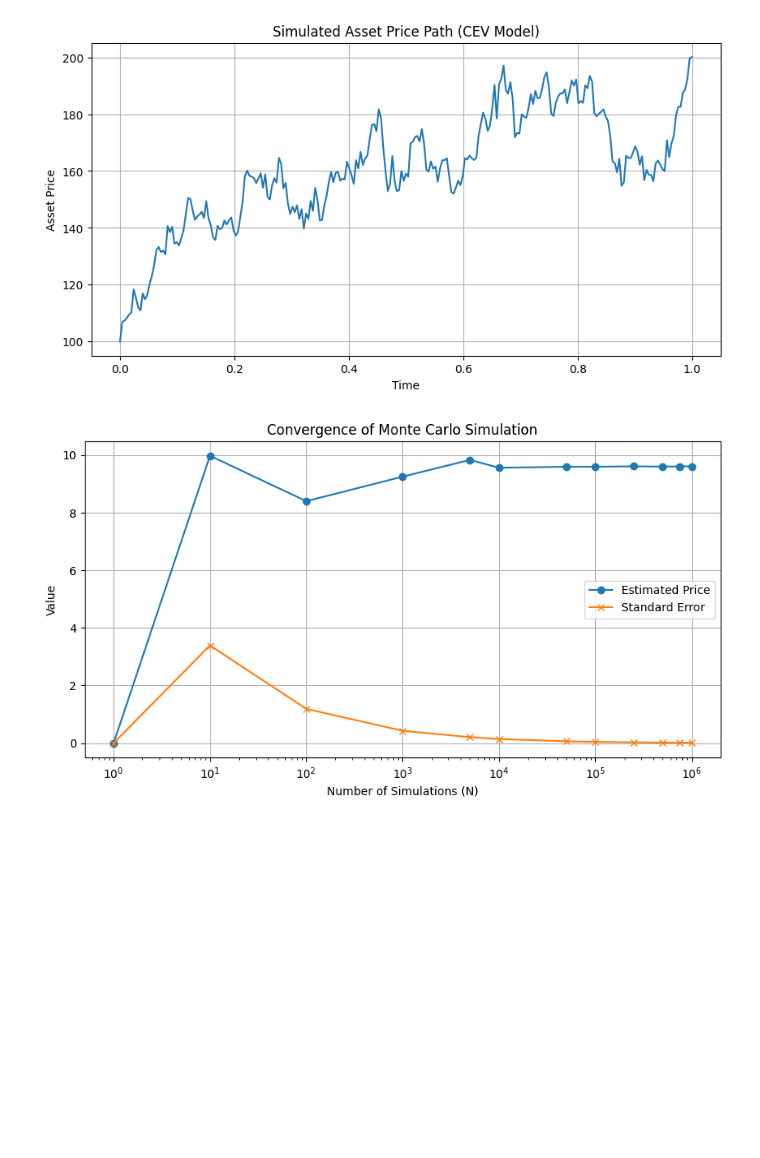
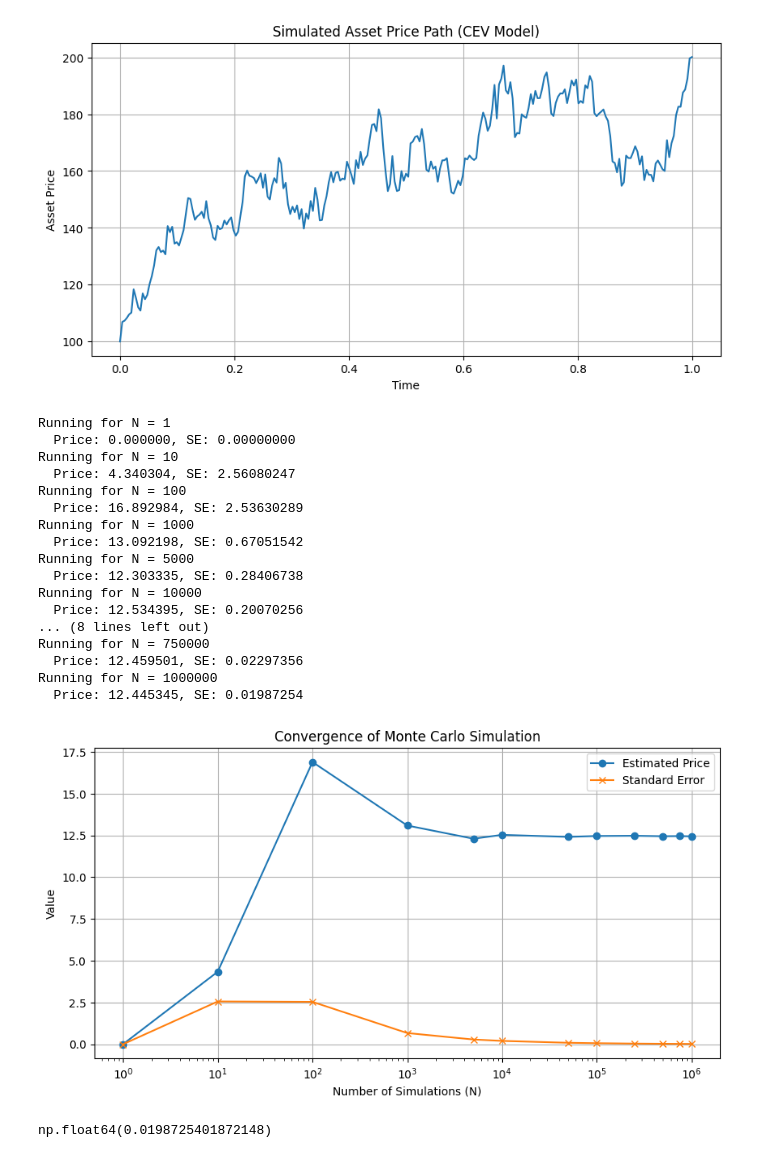
Before and after one commit to nicklasbusk/MonteCarlo-in-finance, a Jupyter notebook: Base.ipynb, the cells around one changed output. Cells and saved outputs as stored; diff of their text form; code cells hidden in the pictures; blank space fills up the shorter version.

```diff
--- a/Base.ipynb
+++ b/Base.ipynb
@@ -103,7 +103,7 @@ def mc_with_batches(seed, batches, S0, K, r, sigma, gamma, T, M, N, Z_m, euler=T
     return mean, se, ci, var_between, np.array(estimates)
 # %%
 S0, K, r, sigma, gamma, T, M = 100, 100, 0.05, 2.0, 0.7, 1.0, 252
-N         = 2**20          # keep as power of two
+N         = 2**18          # keep as power of two
 base_seed = 42
 scrambles = 8
 
@@ -180,27 +189,65 @@ plt.show()
 # %%
 # plotting convergence
 N_values = [1, 10, 100, 1000, 5000, 10000, 50000, 100000, 250000, 500000, 750000, 1000000]
 prices = []
 errors = []
 
 for N in N_values:
-    #print("Running for N =", N)
-    price, se, _ = price_asian_option(seed, S0, K, r, sigma, gamma, T, M, N, euler=True)
+    print(f"Running for N = {N}")
+
+    # Generate single batch of random numbers for this N
+    Z_single = [draw_pseudo_random_numbers(base_seed, N, M)]
+
+    # Get the price from existing function
+    price, _, _, _, estimates = mc_with_batches(base_seed, 1, S0, K, r, sigma, gamma, T, M, N, Z_single, euler=True)
+
+    # Calculate standard error from the individual simulations
+    # We need to get the individual payoffs, so let's calculate them directly
+    S = sim_CEV_paths(seed=0, S0=S0, r=r, sigma=sigma, gamma=gamma,
+                      T=T, M=M, N=N, euler=True, quasi=False, Z=Z_single[0])
+    avg_prices = S[:, 1:].mean(axis=1)  # average over time steps (exclude initial)
+    payoffs = np.maximum(avg_prices - K, 0.0)
+    discounted_payoffs = np.exp(-r * T) * payoffs
+
+    se = discounted_payoffs.std() / np.sqrt(N)  # Standard error of the mean
+
     prices.append(price)
     errors.append(se)
+    print(f"  Price: {price:.6f}, SE: {se:.8f}")
 
 plt.figure(figsize=(10, 5))
 plt.plot(N_values, prices, marker='o', label='Estimated Price')
 plt.plot(N_values, errors, marker='x', label='Standard Error')
 plt.xscale('log')
 plt.xlabel('Number of Simulations (N)')
 plt.ylabel('Value')
 plt.title('Convergence of Monte Carlo Simulation')
 plt.legend()
 plt.grid(True)
 plt.show()
 # %% [output]
+Running for N = 1
+  Price: 0.000000, SE: 0.00000000
+Running for N = 10
+  Price: 4.340304, SE: 2.56080247
+Running for N = 100
+  Price: 16.892984, SE: 2.53630289
+Running for N = 1000
+  Price: 13.092198, SE: 0.67051542
+Running for N = 5000
+  Price: 12.303335, SE: 0.28406738
+Running for N = 10000
+  Price: 12.534395, SE: 0.20070256
+... (8 lines left out)
+Running for N = 750000
+  Price: 12.459501, SE: 0.02297356
+Running for N = 1000000
+  Price: 12.445345, SE: 0.01987254
-[figure, old version]
+[figure, new version]
+# %%
+se
+# %% [output]
+np.float64(0.0198725401872148)
 # %%
 # Powers of 2 for Sobol
 N_values = [2**i for i in range(8, 18)]  # 256 to 131072
```
Also changed, not shown: parts of 10 cells of this notebook.
